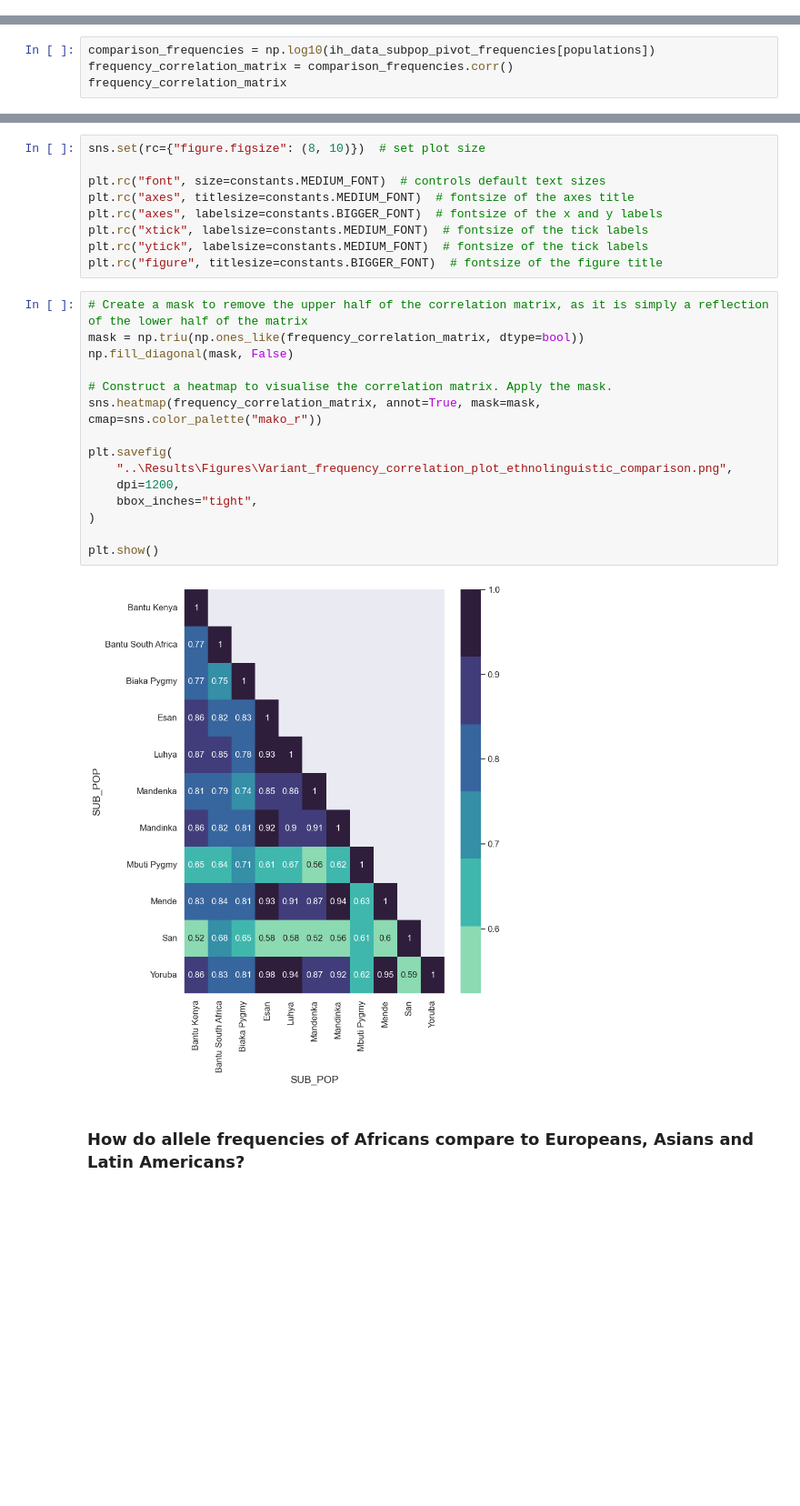
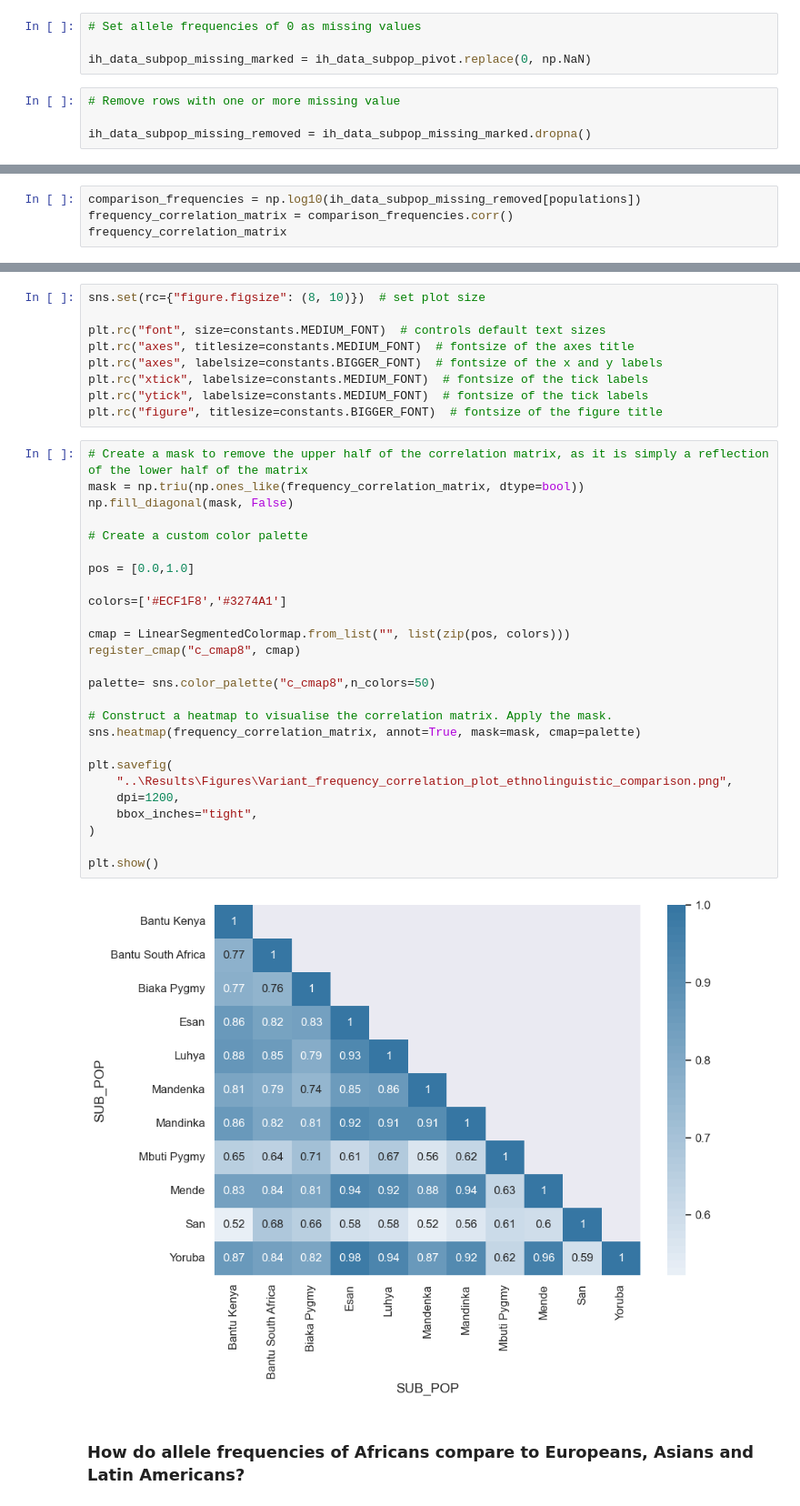
Before and after one commit to MeganHolborn/Genetic_data_analysis, a Jupyter notebook: Notebooks/Analysis_and_Visualisation/5-Variant_frequency_comparisons.ipynb, the cells around one changed output, grey strips where cells are left out. Shown: that part at 91% size. Saved outputs shown, nothing was run; the diff lists cells and outputs as text; blank space fills up the shorter version.

Commit message:
Update data and results

```diff
--- a/Notebooks/Analysis_and_Visualisation/5-Variant_frequency_comparisons.ipynb
+++ b/Notebooks/Analysis_and_Visualisation/5-Variant_frequency_comparisons.ipynb
@@ -143,3 +131,11 @@ ih_data_subpop_pivot_frequencies = ih_data_subpop_pivot[
+# %%
+# Set allele frequencies of 0 as missing values
+
+ih_data_subpop_missing_marked = ih_data_subpop_pivot.replace(0, np.NaN)
+# %%
+# Remove rows with one or more missing value
+
+ih_data_subpop_missing_removed = ih_data_subpop_missing_marked.dropna()
 # %% [markdown]
 How many variants are present in all ethnolinguistic groups?
 # %%
@@ -209,7 +205,7 @@ plt.show()
 # %% [markdown]
 Calculate the concordance correlation coefficient (CCC) for each comparison population pair to access the correlation between their allele frequency data.
 # %%
-comparison_frequencies = np.log10(ih_data_subpop_pivot_frequencies[populations])
+comparison_frequencies = np.log10(ih_data_subpop_missing_removed[populations])
 frequency_correlation_matrix = comparison_frequencies.corr()
 frequency_correlation_matrix
 # %% [output]
@@ -240,20 +236,31 @@ plt.rc("figure", titlesize=constants.BIGGER_FONT)  # fontsize of the figure titl
 # %%
 # Create a mask to remove the upper half of the correlation matrix, as it is simply a reflection of the lower half of the matrix
 mask = np.triu(np.ones_like(frequency_correlation_matrix, dtype=bool))
 np.fill_diagonal(mask, False)
 
+# Create a custom color palette
+
+pos = [0.0,1.0]
+
+colors=['#ECF1F8','#3274A1']
+
+cmap = LinearSegmentedColormap.from_list("", list(zip(pos, colors)))
+register_cmap("c_cmap8", cmap)
+
+palette= sns.color_palette("c_cmap8",n_colors=50)
+
 # Construct a heatmap to visualise the correlation matrix. Apply the mask.
-sns.heatmap(frequency_correlation_matrix, annot=True, mask=mask, cmap=sns.color_palette("mako_r"))
+sns.heatmap(frequency_correlation_matrix, annot=True, mask=mask, cmap=palette)
 
 plt.savefig(
     "..\Results\Figures\Variant_frequency_correlation_plot_ethnolinguistic_comparison.png",
     dpi=1200,
     bbox_inches="tight",
 )
 
 plt.show()
 # %% [output]
-[figure, old version]
+[figure, new version]
 # %% [markdown]
 ### How do allele frequencies of Africans compare to Europeans, Asians and Latin Americans?
 # %% [markdown]
```
Also changed, not shown: parts of 20 cells of this notebook, 23 other files.
